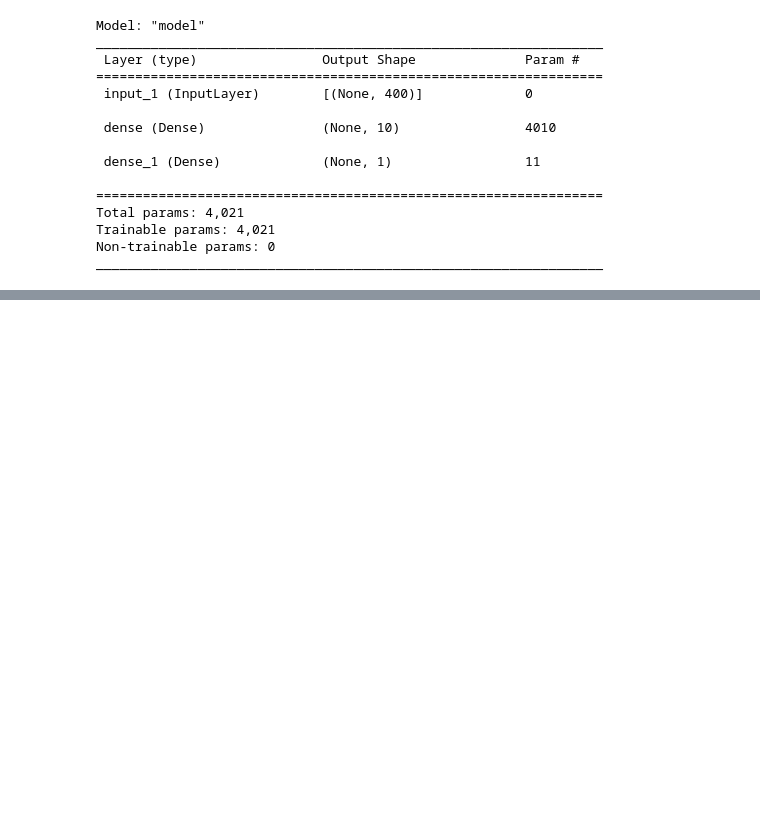
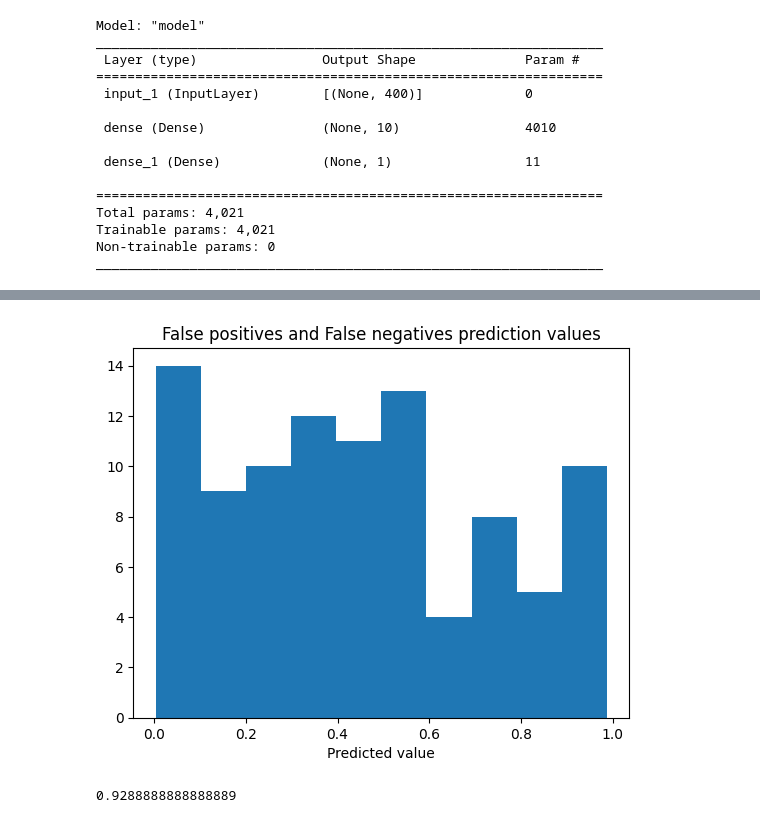
Before and after one commit to FranceCosta/spaan, a Jupyter notebook: AC.ipynb, the cells around one changed output, grey strips where cells are left out. Saved outputs shown, nothing was run; the diff lists cells and outputs as text; code cells hidden in the pictures; blank space fills up the shorter version.

```diff
--- a/AC.ipynb
+++ b/AC.ipynb
@@ -383,0 +418,12 @@ nn.model.save('ac.h5')
+# %%
+plt.hist(np.append(FP[:,0], FN[:,0]))
+plt.title('False positives and False negatives prediction values')
+plt.xlabel('Predicted value')
+plt.show()
+# %% [output]
+[figure, added]
+# %%
+accuracy = (len(TP) + len(TN)) / (len(TP) + len(TN) + len(FP) + len(FN))
+accuracy
+# %% [output]
+0.9288888888888889
```
Also changed, not shown: parts of 9 cells of this notebook, 17 other files.
